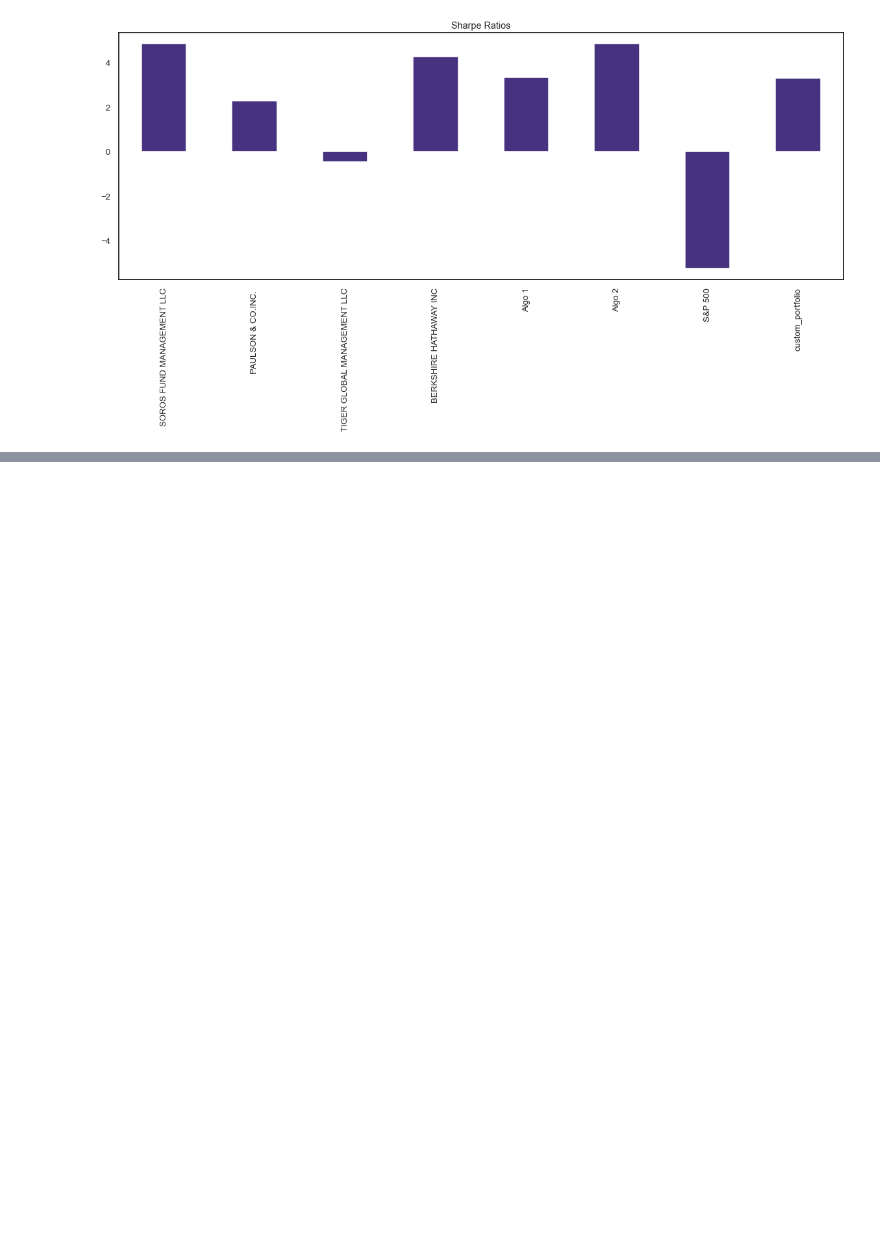
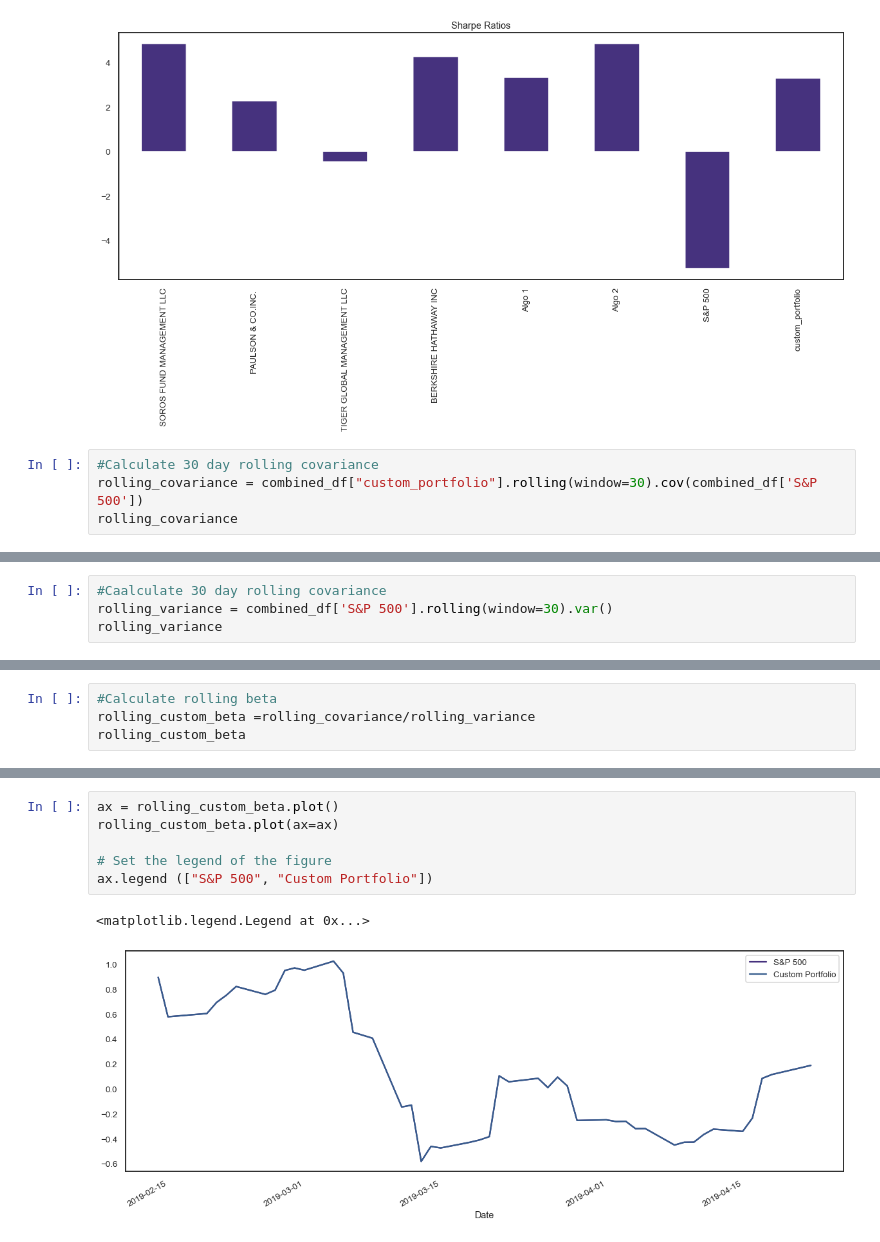
Before and after one commit to rl-work/WhalePortfolio, a Jupyter notebook: Pandas HW/PandasHW.ipynb, the cells around one changed output, grey strips where cells are left out. Cells and saved outputs as stored; diff of their text form; blank space fills up the shorter version.

```diff
--- a/Pandas HW/PandasHW.ipynb
+++ b/Pandas HW/PandasHW.ipynb
@@ -451,3 +450,7 @@ sharpe_ratios.plot(kind="bar", title="Sharpe Ratios")
 # %% [output]
 <matplotlib.axes._subplots.AxesSubplot at 0x...>
 [figure]
+# %%
+#Calculate 30 day rolling covariance
+rolling_covariance = combined_df["custom_portfolio"].rolling(window=30).cov(combined_df['S&P 500'])
+rolling_covariance
@@ -453,0 +471,4 @@ sharpe_ratios.plot(kind="bar", title="Sharpe Ratios")
+# %%
+#Caalculate 30 day rolling covariance
+rolling_variance = combined_df['S&P 500'].rolling(window=30).var()
+rolling_variance
@@ -453,0 +489,4 @@ sharpe_ratios.plot(kind="bar", title="Sharpe Ratios")
+# %%
+#Calculate rolling beta
+rolling_custom_beta =rolling_covariance/rolling_variance
+rolling_custom_beta
@@ -453,0 +507,9 @@ sharpe_ratios.plot(kind="bar", title="Sharpe Ratios")
+# %%
+ax = rolling_custom_beta.plot()
+rolling_custom_beta.plot(ax=ax)
+
+# Set the legend of the figure
+ax.legend (["S&P 500", "Custom Portfolio"])
+# %% [output]
+<matplotlib.legend.Legend at 0x...>
+[figure, added]
```
Also changed, not shown: parts of 10 cells of this notebook.
